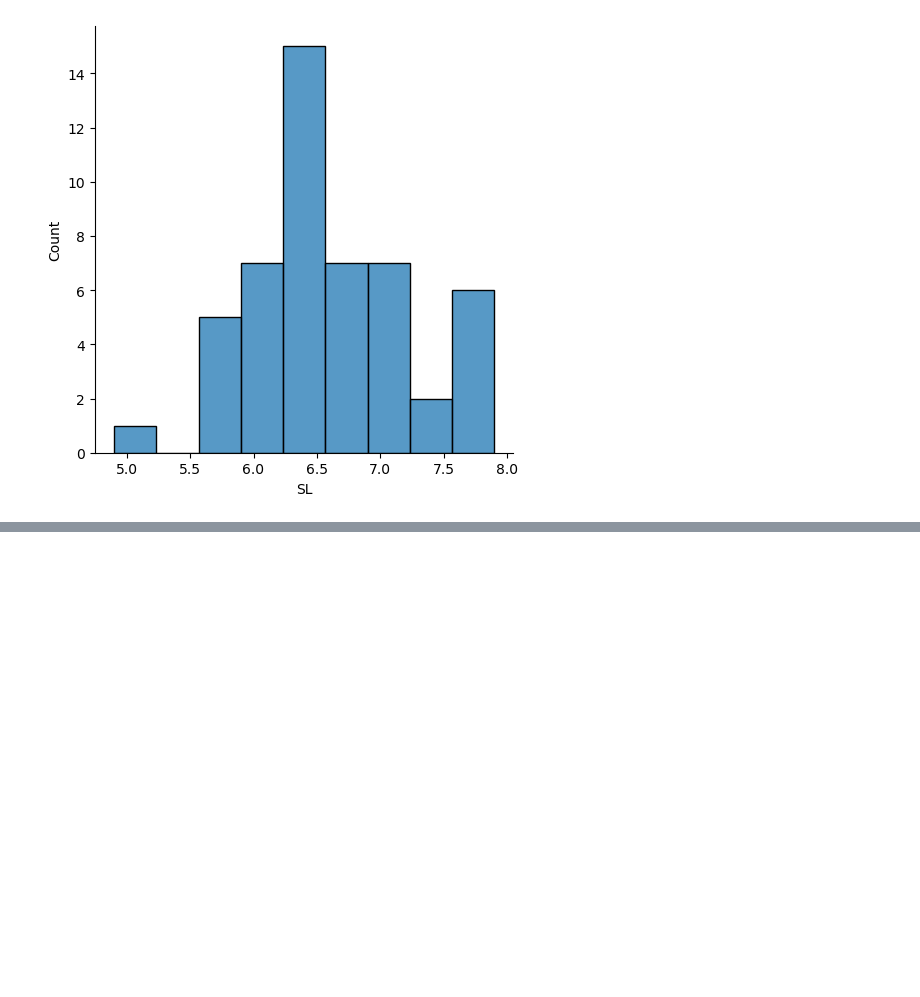
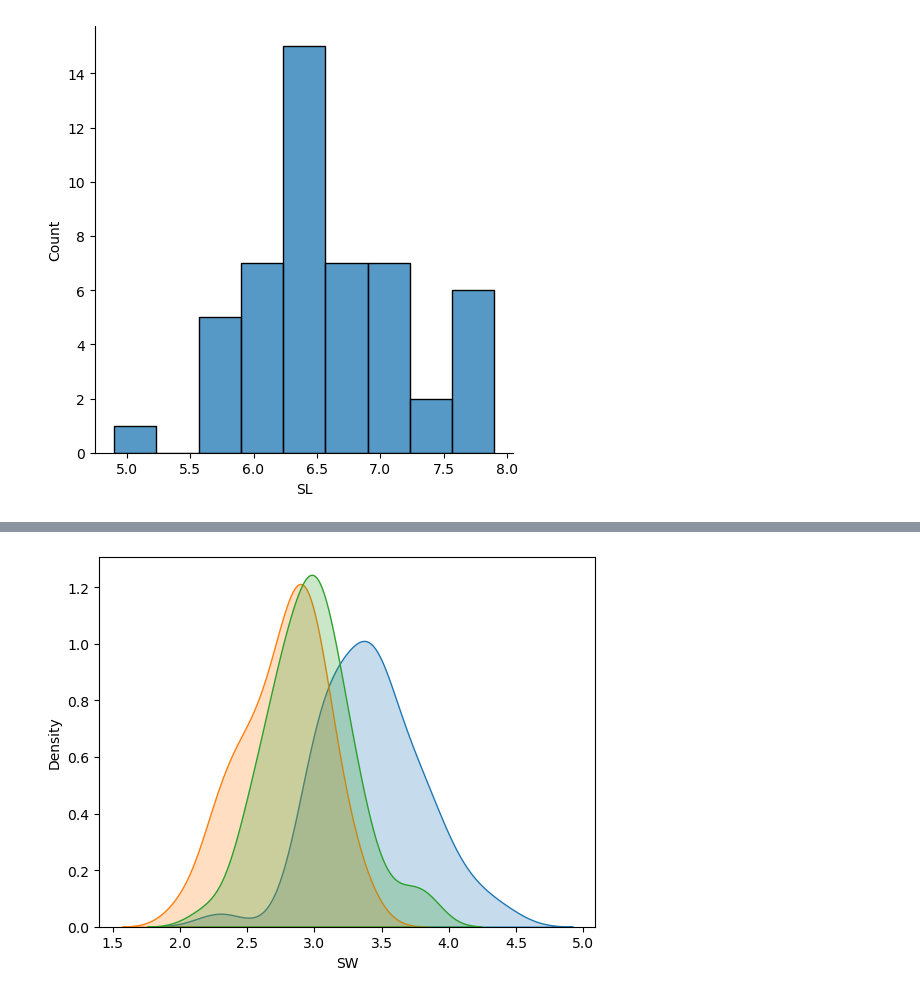
Before and after one commit to CodeByDeepankar/CTTC-AIML, a Jupyter notebook: Day11_SNS.ipynb, the cells around one changed output, grey strips where cells are left out. Drawn from its saved outputs; the diff is of its cells as text; code cells hidden in the pictures; blank space fills up the shorter version.

```diff
--- a/Day11_SNS.ipynb
+++ b/Day11_SNS.ipynb
@@ -134,0 +142,7 @@ plt.show()
+# %%
+sns.kdeplot(iris.SW[iris['Flower Type']=='Iris-setosa'], fill=True)
+sns.kdeplot(iris.SW[iris['Flower Type']=='Iris-versicolor'], fill=True)
+sns.kdeplot(iris.SW[iris['Flower Type']=='Iris-virginica'], fill=True)
+plt.show()
+# %% [output]
+[figure, added]
```
Also changed, not shown: parts of 4 cells of this notebook.
